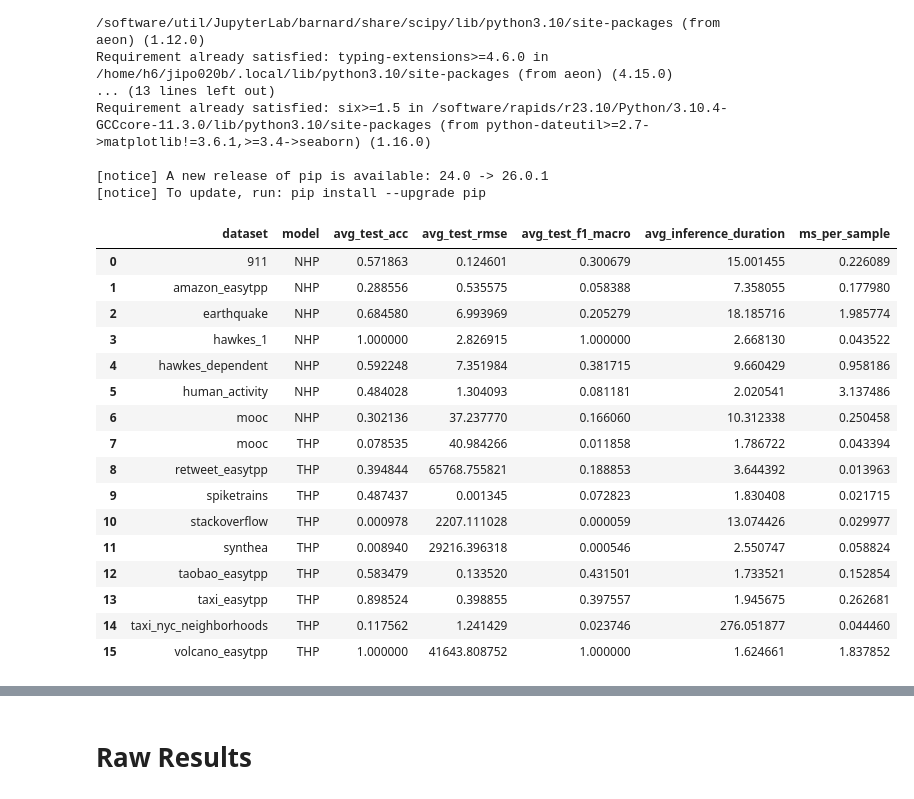
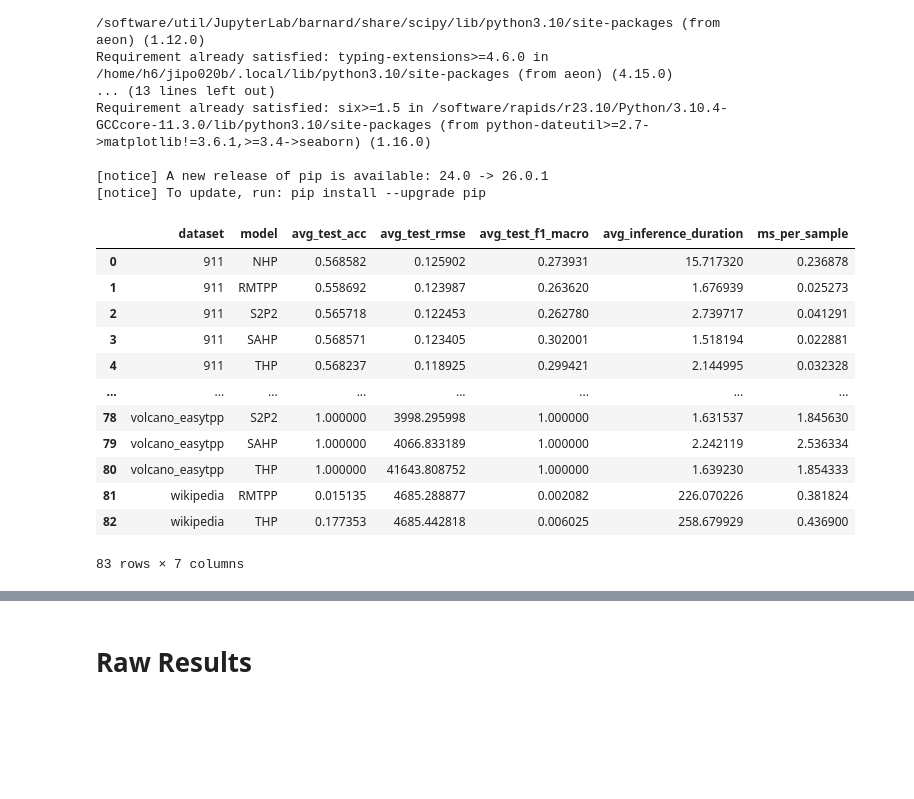
Before and after one commit to JP-SystemsX/MUSES_Eval, a Jupyter notebook: analysis/benchmark.ipynb, the cells around one changed output, grey strips where cells are left out. Saved outputs shown, nothing was run; the diff lists cells and outputs as text; code cells hidden in the pictures; blank space fills up the shorter version.

```diff
--- a/analysis/benchmark.ipynb
+++ b/analysis/benchmark.ipynb
@@ -49,50 +49,46 @@ conn.close()
 # Convert compute to ms/event
 test_sizes = {
     "synthea": 433624 // 10,
     "crypto_transactions": 20832338 // 10,
     "earthquake": 91584 // 10,
     "volcano_easytpp": 8840 // 10,
     "taxi_easytpp": 74078 // 10,
     "taxi_nyc_neighborhoods": 62089613 // 10,
     "stackoverflow": 4361540 // 10,
     "retweet_easytpp": 2610102 // 10,
-    "memetrac": 28611897 // 10,
+    "memetrack": 28611897 // 10,
     "wikipedia": 5920802 // 10,
     "amazon_easytpp": 413420 // 10,
     "taobao_easytpp": 113410 // 10,
     "human_activity": 6449 // 10,
     "mooc": 411749 // 10,
     "spiketrains": 842941 // 10,
     "911": 663522 // 10,
     "hawkes_1": 613058 // 10,
     "hawkes_dependent": 100829 // 10,
 }
 
 def to_ms_per_sample(row):
     test_n = test_sizes[row["dataset"]]
     return (row["avg_inference_duration"] * 1000) / test_n
 
 df["ms_per_sample"] = df.apply(to_ms_per_sample, axis=1)
 
 df
 # %% [output]
 |  | dataset | model | avg_test_acc | avg_test_rmse | avg_test_f1_macro | avg_inference_duration | ms_per_sample |
-| 0 | 911 | NHP | 0.571863 | 0.124601 | 0.300679 | 15.001455 | 0.226089 |
-| 1 | amazon_easytpp | NHP | 0.288556 | 0.535575 | 0.058388 | 7.358055 | 0.177980 |
-| 2 | earthquake | NHP | 0.684580 | 6.993969 | 0.205279 | 18.185716 | 1.985774 |
-| 3 | hawkes_1 | NHP | 1.000000 | 2.826915 | 1.000000 | 2.668130 | 0.043522 |
-| 4 | hawkes_dependent | NHP | 0.592248 | 7.351984 | 0.381715 | 9.660429 | 0.958186 |
-| 5 | human_activity | NHP | 0.484028 | 1.304093 | 0.081181 | 2.020541 | 3.137486 |
-| 6 | mooc | NHP | 0.302136 | 37.237770 | 0.166060 | 10.312338 | 0.250458 |
-| 7 | mooc | THP | 0.078535 | 40.984266 | 0.011858 | 1.786722 | 0.043394 |
-| 8 | retweet_easytpp | THP | 0.394844 | 65768.755821 | 0.188853 | 3.644392 | 0.013963 |
-| 9 | spiketrains | THP | 0.487437 | 0.001345 | 0.072823 | 1.830408 | 0.021715 |
-| 10 | stackoverflow | THP | 0.000978 | 2207.111028 | 0.000059 | 13.074426 | 0.029977 |
-| 11 | synthea | THP | 0.008940 | 29216.396318 | 0.000546 | 2.550747 | 0.058824 |
-| 12 | taobao_easytpp | THP | 0.583479 | 0.133520 | 0.431501 | 1.733521 | 0.152854 |
-| 13 | taxi_easytpp | THP | 0.898524 | 0.398855 | 0.397557 | 1.945675 | 0.262681 |
-| 14 | taxi_nyc_neighborhoods | THP | 0.117562 | 1.241429 | 0.023746 | 276.051877 | 0.044460 |
-| 15 | volcano_easytpp | THP | 1.000000 | 41643.808752 | 1.000000 | 1.624661 | 1.837852 |
+| 0 | 911 | NHP | 0.568582 | 0.125902 | 0.273931 | 15.717320 | 0.236878 |
+| 1 | 911 | RMTPP | 0.558692 | 0.123987 | 0.263620 | 1.676939 | 0.025273 |
+| 2 | 911 | S2P2 | 0.565718 | 0.122453 | 0.262780 | 2.739717 | 0.041291 |
+| 3 | 911 | SAHP | 0.568571 | 0.123405 | 0.302001 | 1.518194 | 0.022881 |
+| 4 | 911 | THP | 0.568237 | 0.118925 | 0.299421 | 2.144995 | 0.032328 |
+| ... | ... | ... | ... | ... | ... | ... | ... |
+| 78 | volcano_easytpp | S2P2 | 1.000000 | 3998.295998 | 1.000000 | 1.631537 | 1.845630 |
+| 79 | volcano_easytpp | SAHP | 1.000000 | 4066.833189 | 1.000000 | 2.242119 | 2.536334 |
+| 80 | volcano_easytpp | THP | 1.000000 | 41643.808752 | 1.000000 | 1.639230 | 1.854333 |
+| 81 | wikipedia | RMTPP | 0.015135 | 4685.288877 | 0.002082 | 226.070226 | 0.381824 |
+| 82 | wikipedia | THP | 0.177353 | 4685.442818 | 0.006025 | 258.679929 | 0.436900 |
+83 rows × 7 columns
 # %%
 import pandas as pd
 import numpy as np
```
Also changed, not shown: parts of 3 cells of this notebook, 5 other files.
